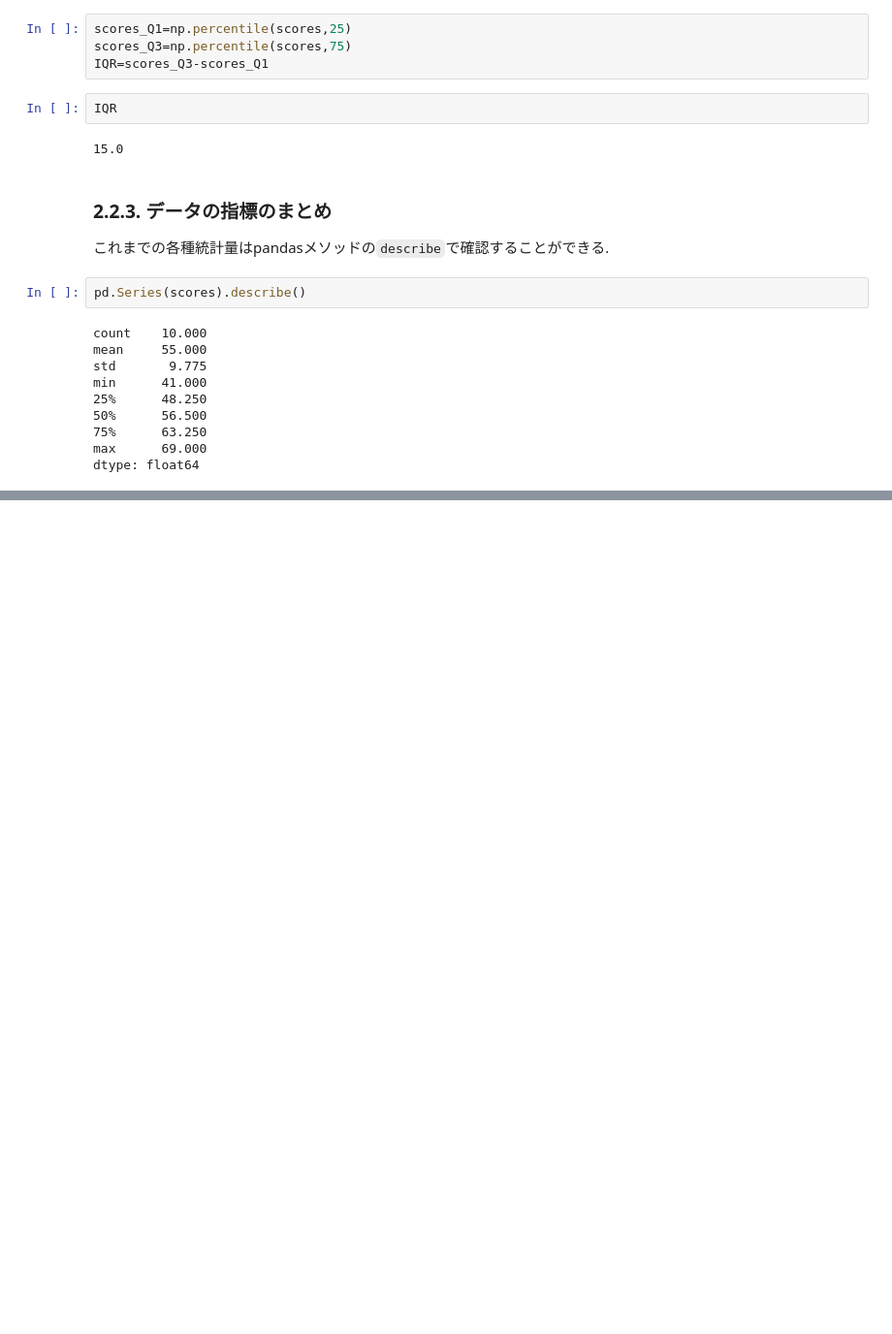
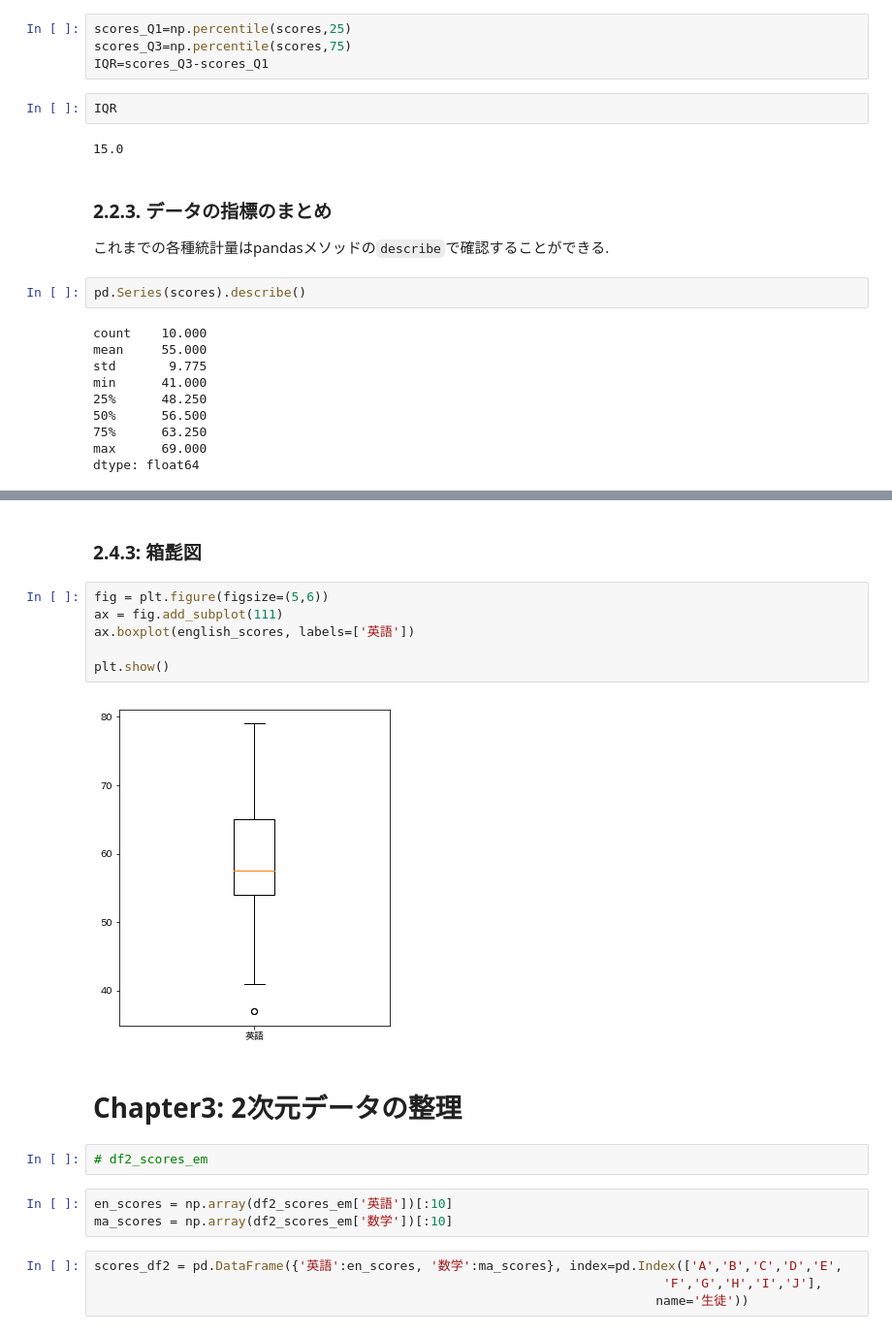
Before and after one commit to Ric418/Python-memo, a Jupyter notebook: stat_python/notebook/chapter1~3.ipynb, the cells around one changed output, grey strips where cells are left out. Shown at 97% size. Cells and saved outputs as stored; diff of their text form; blank space fills up the shorter version.

```diff
--- a/stat_python/notebook/chapter1~3.ipynb
+++ b/stat_python/notebook/chapter1~3.ipynb
@@ -246,0 +430,21 @@ dtype: float64
+# %% [markdown]
+### 2.4.3: 箱髭図
+# %%
+fig = plt.figure(figsize=(5,6))
+ax = fig.add_subplot(111)
+ax.boxplot(english_scores, labels=['英語'])
+
+plt.show()
+# %% [output]
+[figure, added]
+# %% [markdown]
+# Chapter3: 2次元データの整理
+# %%
+# df2_scores_em
+# %%
+en_scores = np.array(df2_scores_em['英語'])[:10]
+ma_scores = np.array(df2_scores_em['数学'])[:10]
+# %%
+scores_df2 = pd.DataFrame({'英語':en_scores, '数学':ma_scores}, index=pd.Index(['A','B','C','D','E',
+                                                                           'F','G','H','I','J'],
+                                                                          name='生徒'))
```
Also changed, not shown: parts of 43 cells of this notebook, 4 other files.
